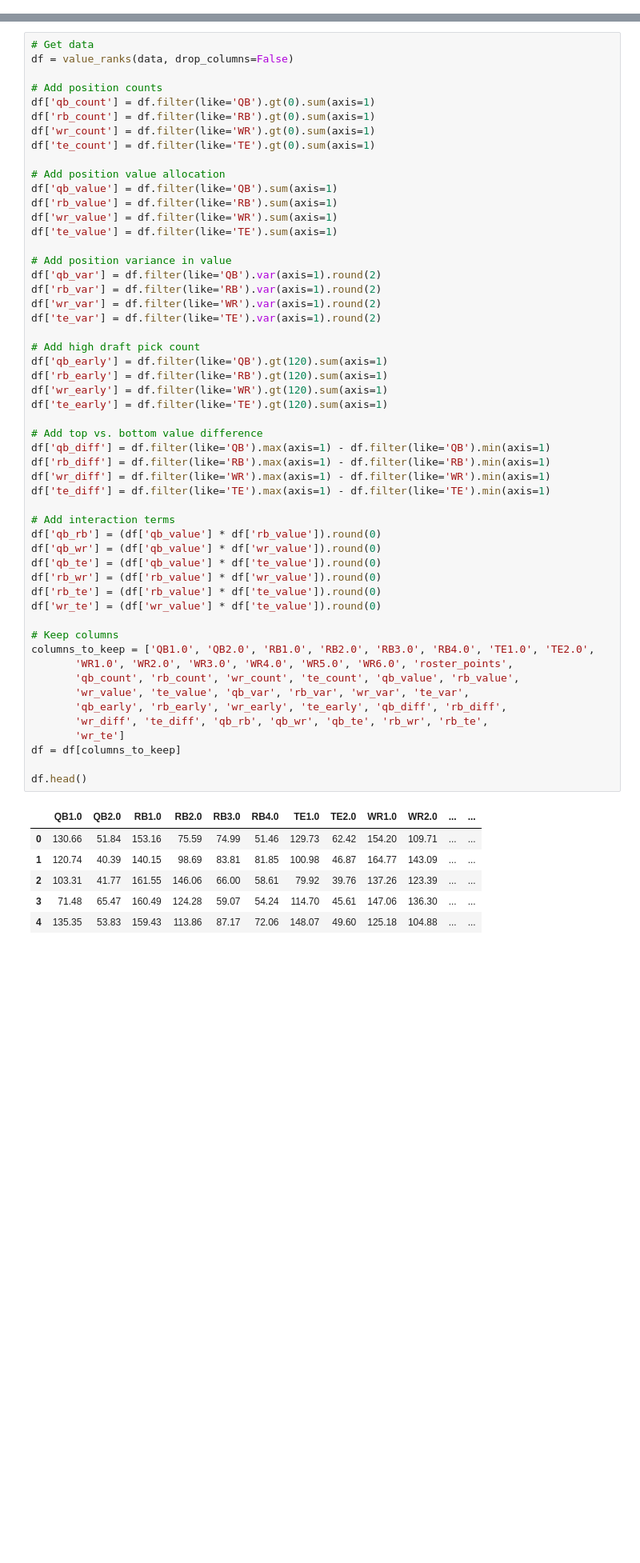
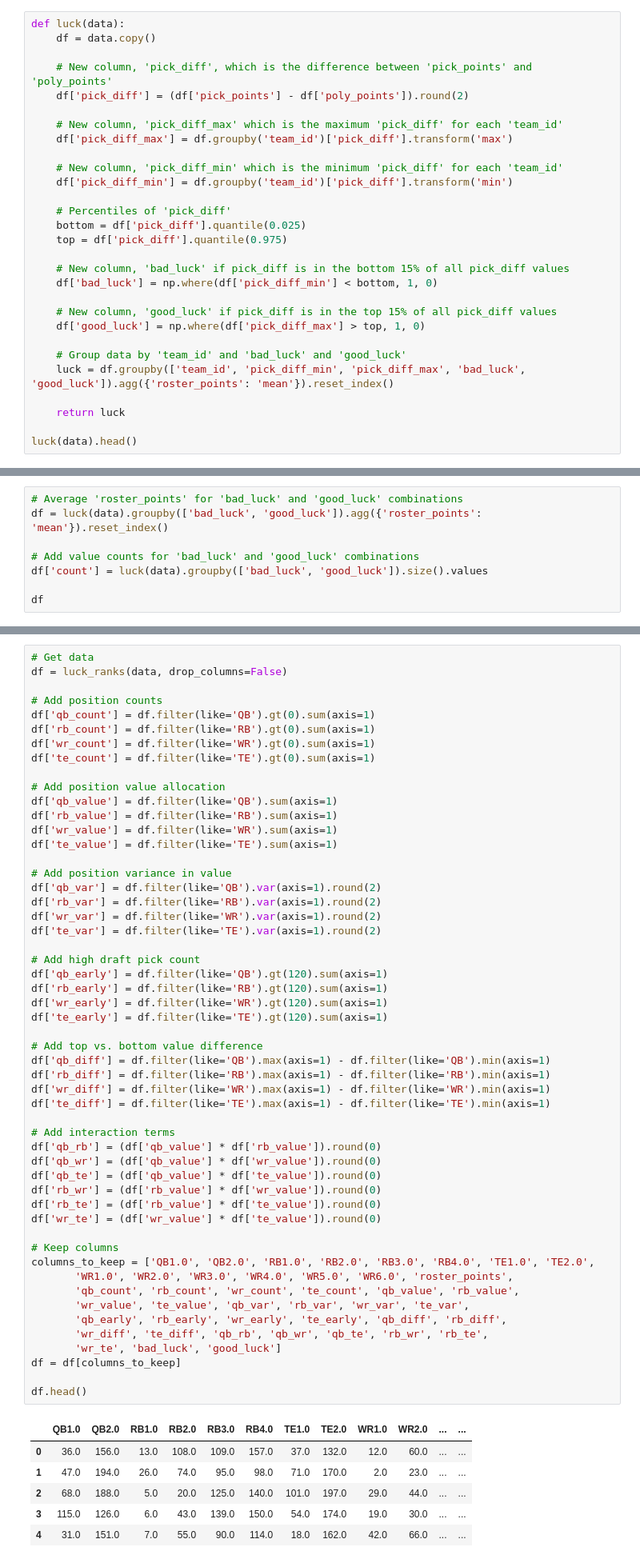
Before and after one commit to jackdepree/FFInsights, a Jupyter notebook: code/best_ball_mania_models.ipynb, the cells around one changed output, grey strips where cells are left out. Shown: that part at 80% size. Saved outputs shown, nothing was run; the diff lists cells and outputs as text; blank space fills up the shorter version.

```diff
--- a/code/best_ball_mania_models.ipynb
+++ b/code/best_ball_mania_models.ipynb
@@ -88,0 +86,29 @@ time_series(data).head()
+# %%
+def luck(data):
+    df = data.copy()
+
+    # New column, 'pick_diff', which is the difference between 'pick_points' and 'poly_points'
+    df['pick_diff'] = (df['pick_points'] - df['poly_points']).round(2)
+
+    # New column, 'pick_diff_max' which is the maximum 'pick_diff' for each 'team_id'
+    df['pick_diff_max'] = df.groupby('team_id')['pick_diff'].transform('max')
+
+    # New column, 'pick_diff_min' which is the minimum 'pick_diff' for each 'team_id'
+    df['pick_diff_min'] = df.groupby('team_id')['pick_diff'].transform('min')
+
+    # Percentiles of 'pick_diff'
+    bottom = df['pick_diff'].quantile(0.025)
+    top = df['pick_diff'].quantile(0.975)
+
+    # New column, 'bad_luck' if pick_diff is in the bottom 15% of all pick_diff values
+    df['bad_luck'] = np.where(df['pick_diff_min'] < bottom, 1, 0)
+
+    # New column, 'good_luck' if pick_diff is in the top 15% of all pick_diff values
+    df['good_luck'] = np.where(df['pick_diff_max'] > top, 1, 0)
+
+    # Group data by 'team_id' and 'bad_luck' and 'good_luck'
+    luck = df.groupby(['team_id', 'pick_diff_min', 'pick_diff_max', 'bad_luck', 'good_luck']).agg({'roster_points': 'mean'}).reset_index()
+
+    return luck
+
+luck(data).head()
@@ -88,0 +122,8 @@ time_series(data).head()
+# %%
+# Average 'roster_points' for 'bad_luck' and 'good_luck' combinations
+df = luck(data).groupby(['bad_luck', 'good_luck']).agg({'roster_points': 'mean'}).reset_index()
+
+# Add value counts for 'bad_luck' and 'good_luck' combinations
+df['count'] = luck(data).groupby(['bad_luck', 'good_luck']).size().values
+
+df
@@ -168,7 +265,7 @@ value_ranks(data, drop_columns=True).head()
 ## Feature Engineering
 # %%
 # Get data
-df = value_ranks(data, drop_columns=False)
+df = luck_ranks(data, drop_columns=False)
 
 # Add position counts
 df['qb_count'] = df.filter(like='QB').gt(0).sum(axis=1)
@@ -193,36 +290,36 @@ df['qb_early'] = df.filter(like='QB').gt(120).sum(axis=1)
 df['rb_early'] = df.filter(like='RB').gt(120).sum(axis=1)
 df['wr_early'] = df.filter(like='WR').gt(120).sum(axis=1)
 df['te_early'] = df.filter(like='TE').gt(120).sum(axis=1)
 
 # Add top vs. bottom value difference
 df['qb_diff'] = df.filter(like='QB').max(axis=1) - df.filter(like='QB').min(axis=1)
 df['rb_diff'] = df.filter(like='RB').max(axis=1) - df.filter(like='RB').min(axis=1)
 df['wr_diff'] = df.filter(like='WR').max(axis=1) - df.filter(like='WR').min(axis=1)
 df['te_diff'] = df.filter(like='TE').max(axis=1) - df.filter(like='TE').min(axis=1)
 
 # Add interaction terms
 df['qb_rb'] = (df['qb_value'] * df['rb_value']).round(0)
 df['qb_wr'] = (df['qb_value'] * df['wr_value']).round(0)
 df['qb_te'] = (df['qb_value'] * df['te_value']).round(0)
 df['rb_wr'] = (df['rb_value'] * df['wr_value']).round(0)
 df['rb_te'] = (df['rb_value'] * df['te_value']).round(0)
 df['wr_te'] = (df['wr_value'] * df['te_value']).round(0)
 
 # Keep columns
 columns_to_keep = ['QB1.0', 'QB2.0', 'RB1.0', 'RB2.0', 'RB3.0', 'RB4.0', 'TE1.0', 'TE2.0',
        'WR1.0', 'WR2.0', 'WR3.0', 'WR4.0', 'WR5.0', 'WR6.0', 'roster_points',
        'qb_count', 'rb_count', 'wr_count', 'te_count', 'qb_value', 'rb_value',
        'wr_value', 'te_value', 'qb_var', 'rb_var', 'wr_var', 'te_var',
        'qb_early', 'rb_early', 'wr_early', 'te_early', 'qb_diff', 'rb_diff',
        'wr_diff', 'te_diff', 'qb_rb', 'qb_wr', 'qb_te', 'rb_wr', 'rb_te',
-       'wr_te']
+       'wr_te', 'bad_luck', 'good_luck']
 df = df[columns_to_keep]
 
 df.head()
 # %% [output]
 |  | QB1.0 | QB2.0 | RB1.0 | RB2.0 | RB3.0 | RB4.0 | TE1.0 | TE2.0 | WR1.0 | WR2.0 | ... | ... |
-| 0 | 130.66 | 51.84 | 153.16 | 75.59 | 74.99 | 51.46 | 129.73 | 62.42 | 154.20 | 109.71 | ... | ... |
-| 1 | 120.74 | 40.39 | 140.15 | 98.69 | 83.81 | 81.85 | 100.98 | 46.87 | 164.77 | 143.09 | ... | ... |
-| 2 | 103.31 | 41.77 | 161.55 | 146.06 | 66.00 | 58.61 | 79.92 | 39.76 | 137.26 | 123.39 | ... | ... |
-| 3 | 71.48 | 65.47 | 160.49 | 124.28 | 59.07 | 54.24 | 114.70 | 45.61 | 147.06 | 136.30 | ... | ... |
-| 4 | 135.35 | 53.83 | 159.43 | 113.86 | 87.17 | 72.06 | 148.07 | 49.60 | 125.18 | 104.88 | ... | ... |
+| 0 | 36.0 | 156.0 | 13.0 | 108.0 | 109.0 | 157.0 | 37.0 | 132.0 | 12.0 | 60.0 | ... | ... |
+| 1 | 47.0 | 194.0 | 26.0 | 74.0 | 95.0 | 98.0 | 71.0 | 170.0 | 2.0 | 23.0 | ... | ... |
+| 2 | 68.0 | 188.0 | 5.0 | 20.0 | 125.0 | 140.0 | 101.0 | 197.0 | 29.0 | 44.0 | ... | ... |
+| 3 | 115.0 | 126.0 | 6.0 | 43.0 | 139.0 | 150.0 | 54.0 | 174.0 | 19.0 | 30.0 | ... | ... |
+| 4 | 31.0 | 151.0 | 7.0 | 55.0 | 90.0 | 114.0 | 18.0 | 162.0 | 42.0 | 66.0 | ... | ... |
```
Also changed, not shown: parts of 11 cells of this notebook, 55 other files.
